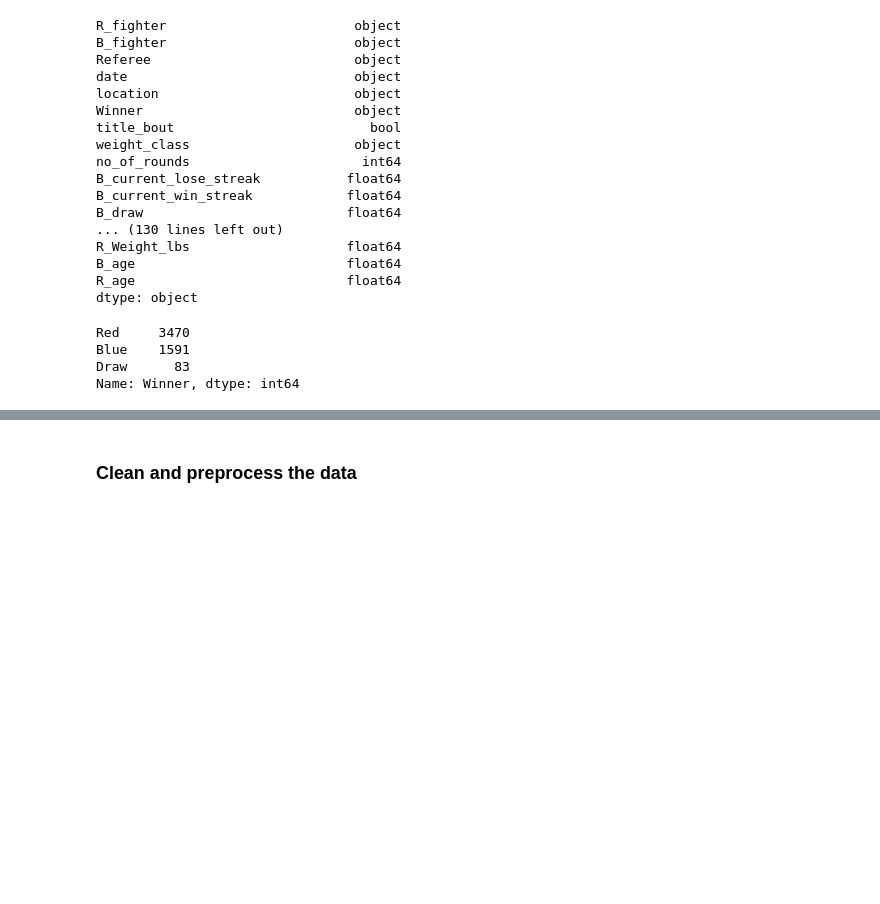
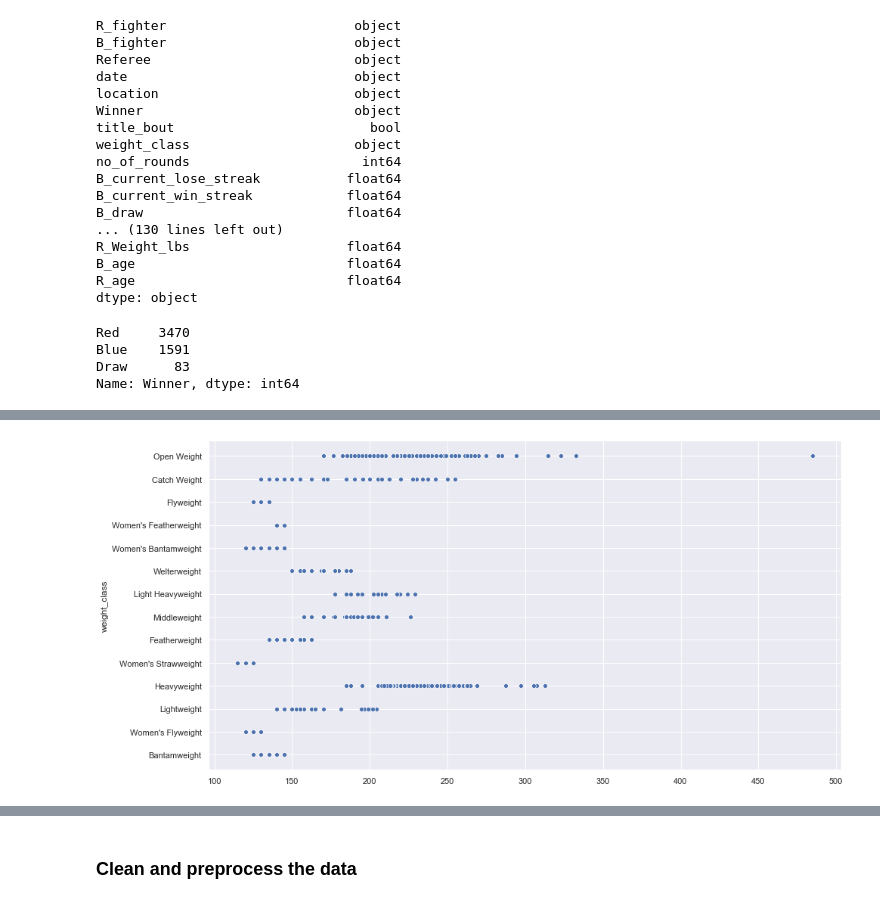
Before and after one commit to Aciago/Week6_project, a Jupyter notebook: p6_v4.ipynb, the cells around one changed output, grey strips where cells are left out. Saved outputs shown, nothing was run; the diff lists cells and outputs as text; code cells hidden in the pictures; blank space fills up the shorter version.

```diff
--- a/p6_v4.ipynb
+++ b/p6_v4.ipynb
@@ -105,14 +105,19 @@ Draw      83
 Name: Winner, dtype: int64
 # %%
 # viz of initial data, distribution of winning color
-sns.set(style='darkgrid', color_codes=True)
-
-sns.set(rc={'figure.figsize':(10,5)})
+sns.set(style='darkgrid', color_codes=True, rc={'figure.figsize':(10,5)})
 sns.countplot('Winner', data=df, palette="Reds_r")
 
 plt.show();
 # %% [output]
 [figure]
+# %%
+sns.set(style='darkgrid', color_codes=True, rc={'figure.figsize':(15,8)})
+sns.scatterplot(y='weight_class', x=(df.R_Weight_lbs+df.B_Weight_lbs)/2 ,data=df)
+
+plt.show();
+# %% [output]
+[figure, added]
 # %%
 # viz of fighters average age and amount of rounds to decide a winner
 
```
Also changed, not shown: parts of 53 cells of this notebook.
